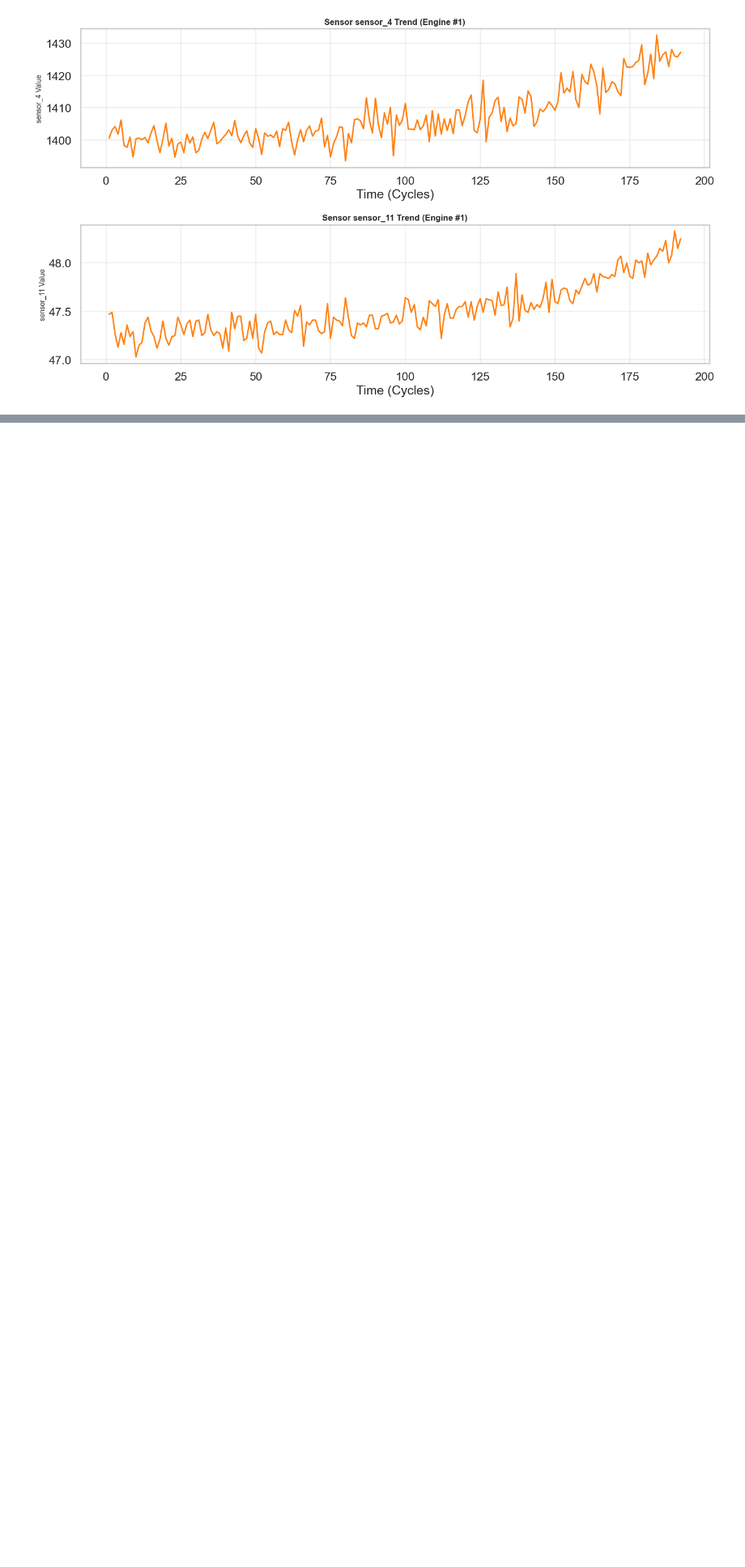
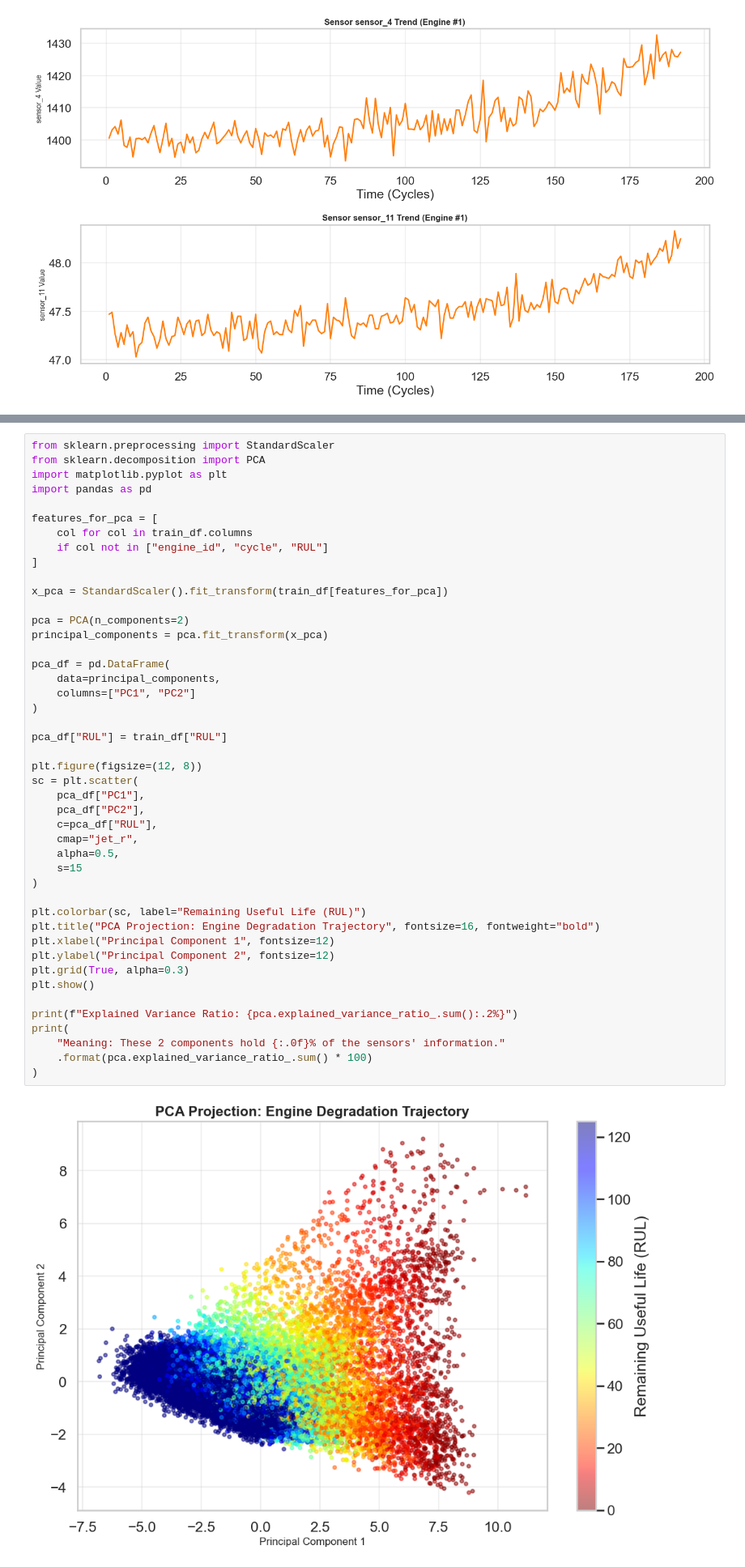
Before and after one commit to Hacknova49/Team-ID-25KTJAI-S353398-AI-Hackathon-, a Jupyter notebook: test1.ipynb, the cells around one changed output, grey strips where cells are left out. Shown at 81% size. Drawn from its saved outputs; the diff is of its cells as text; blank space fills up the shorter version.

```diff
--- a/test1.ipynb
+++ b/test1.ipynb
@@ -390,0 +447,47 @@ def plot_engine_evolution(df, sensor_name, rolling_window=15):
+# %%
+from sklearn.preprocessing import StandardScaler
+from sklearn.decomposition import PCA
+import matplotlib.pyplot as plt
+import pandas as pd
+
+features_for_pca = [
+    col for col in train_df.columns
+    if col not in ["engine_id", "cycle", "RUL"]
+]
+
+x_pca = StandardScaler().fit_transform(train_df[features_for_pca])
+
+pca = PCA(n_components=2)
+principal_components = pca.fit_transform(x_pca)
+
+pca_df = pd.DataFrame(
+    data=principal_components,
+    columns=["PC1", "PC2"]
+)
+
+pca_df["RUL"] = train_df["RUL"]
+
+plt.figure(figsize=(12, 8))
+sc = plt.scatter(
+    pca_df["PC1"],
+    pca_df["PC2"],
+    c=pca_df["RUL"],
+    cmap="jet_r",
+    alpha=0.5,
+    s=15
+)
+
+plt.colorbar(sc, label="Remaining Useful Life (RUL)")
+plt.title("PCA Projection: Engine Degradation Trajectory", fontsize=16, fontweight="bold")
+plt.xlabel("Principal Component 1", fontsize=12)
+plt.ylabel("Principal Component 2", fontsize=12)
+plt.grid(True, alpha=0.3)
+plt.show()
+
+print(f"Explained Variance Ratio: {pca.explained_variance_ratio_.sum():.2%}")
+print(
+    "Meaning: These 2 components hold {:.0f}% of the sensors' information."
+    .format(pca.explained_variance_ratio_.sum() * 100)
+)
+# %% [output]
+[figure, added]
```
Also changed, not shown: parts of 39 cells of this notebook, 2 other files.
